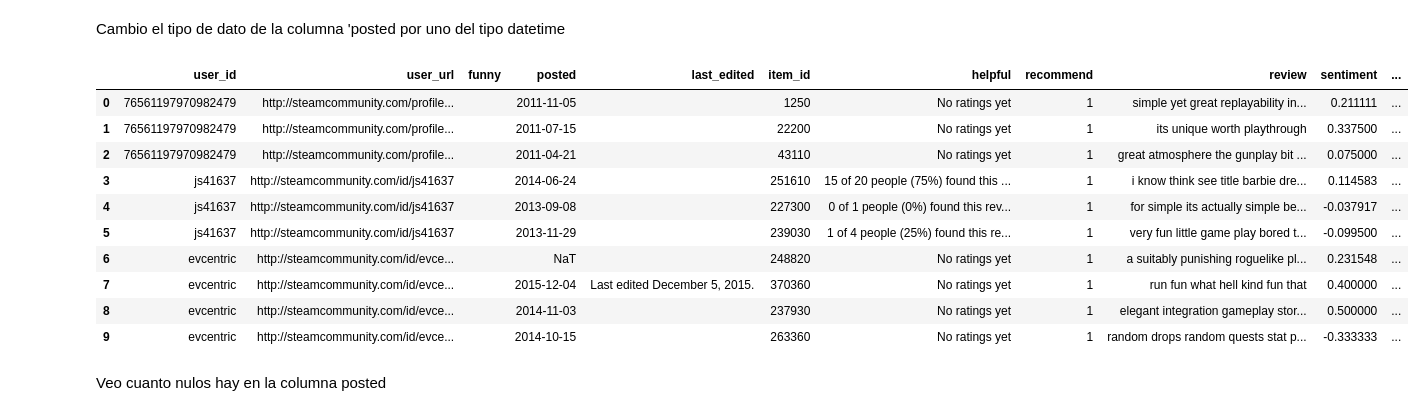
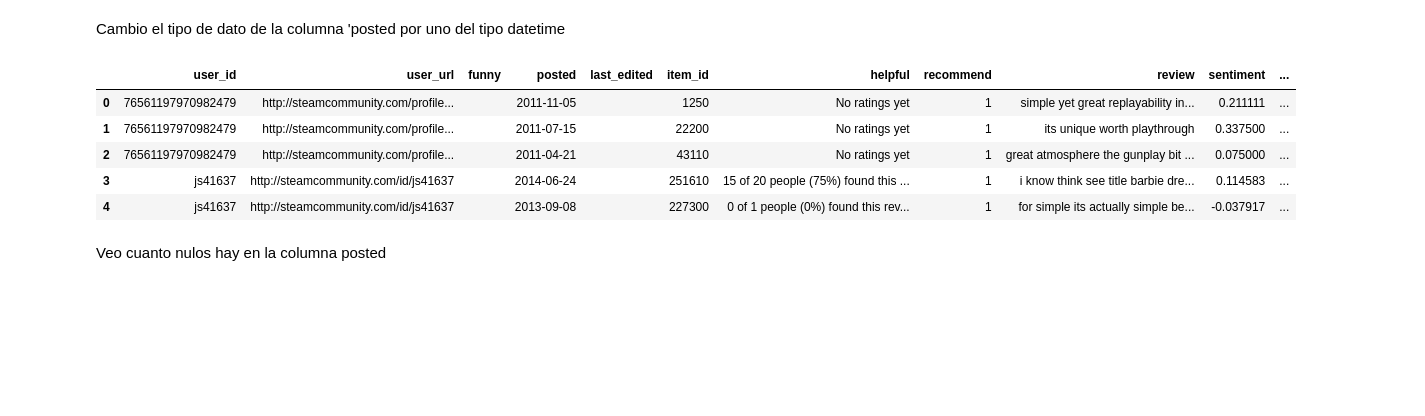
Before and after one commit to sebasdines/PI_ML_steam, a Jupyter notebook: ETL.ipynb, the cells around one changed output. Drawn from its saved outputs; the diff is of its cells as text; code cells hidden in the pictures; blank space fills up the shorter version.

```diff
--- a/ETL.ipynb
+++ b/ETL.ipynb
@@ -223,6 +218,6 @@ Ingesto el archivo australian_users_items.json
 # %%
 rows = []
-with open('datasets/australian_users_items.json', encoding='MacRoman') as f:
+with open('C:/Users/dines/Desktop/PI_ML_OPS-FT/datasets/australian_users_items.json', encoding='MacRoman') as f:
     for line in f.readlines():
         rows.append(ast.literal_eval(line))
 
@@ -397,7 +402,7 @@ df_items_des.to_parquet(savefile_path, engine='pyarrow')
 Ingesto el archivo 'australian_user_reviews.json'
 # %%
 rows = []
-with open('datasets/australian_user_reviews.json', encoding='utf-8') as f:
+with open('C:/Users/dines/Desktop/PI_ML_OPS-FT/datasets/australian_user_reviews.json', encoding='utf-8') as f:
     for line in f.readlines():
         rows.append(ast.literal_eval(line))
 
@@ -616,19 +621,14 @@ df_reviews_des['posted'] = df_reviews_des['posted'].str.replace(',', '')
 df_reviews_des['posted'] = df_reviews_des['posted'].str.replace('.', '')
 df_reviews_des['posted'] = pd.to_datetime(df_reviews_des['posted'], errors= 'coerce')
 # %%
-df_reviews_des.head(10)
+df_reviews_des.head()
 # %% [output]
 |  | user_id | user_url | funny | posted | last_edited | item_id | helpful | recommend | review | sentiment | ... |
 | 0 | 76561197970982479 | http://steamcommunity.com/profile... |  | 2011-11-05 |  | 1250 | No ratings yet | 1 | simple yet great replayability in... | 0.211111 | ... |
 | 1 | 76561197970982479 | http://steamcommunity.com/profile... |  | 2011-07-15 |  | 22200 | No ratings yet | 1 | its unique worth playthrough | 0.337500 | ... |
 | 2 | 76561197970982479 | http://steamcommunity.com/profile... |  | 2011-04-21 |  | 43110 | No ratings yet | 1 | great atmosphere the gunplay bit ... | 0.075000 | ... |
 | 3 | js41637 | http://steamcommunity.com/id/js41637 |  | 2014-06-24 |  | 251610 | 15 of 20 people (75%) found this ... | 1 | i know think see title barbie dre... | 0.114583 | ... |
 | 4 | js41637 | http://steamcommunity.com/id/js41637 |  | 2013-09-08 |  | 227300 | 0 of 1 people (0%) found this rev... | 1 | for simple its actually simple be... | -0.037917 | ... |
-| 5 | js41637 | http://steamcommunity.com/id/js41637 |  | 2013-11-29 |  | 239030 | 1 of 4 people (25%) found this re... | 1 | very fun little game play bored t... | -0.099500 | ... |
-| 6 | evcentric | http://steamcommunity.com/id/evce... |  | NaT |  | 248820 | No ratings yet | 1 | a suitably punishing roguelike pl... | 0.231548 | ... |
-| 7 | evcentric | http://steamcommunity.com/id/evce... |  | 2015-12-04 | Last edited December 5, 2015. | 370360 | No ratings yet | 1 | run fun what hell kind fun that | 0.400000 | ... |
-| 8 | evcentric | http://steamcommunity.com/id/evce... |  | 2014-11-03 |  | 237930 | No ratings yet | 1 | elegant integration gameplay stor... | 0.500000 | ... |
-| 9 | evcentric | http://steamcommunity.com/id/evce... |  | 2014-10-15 |  | 263360 | No ratings yet | 1 | random drops random quests stat p... | -0.333333 | ... |
 # %% [markdown]
 Veo cuanto nulos hay en la columna posted
 # %%
```
Also changed, not shown: parts of 47 cells of this notebook, 2 other files.
